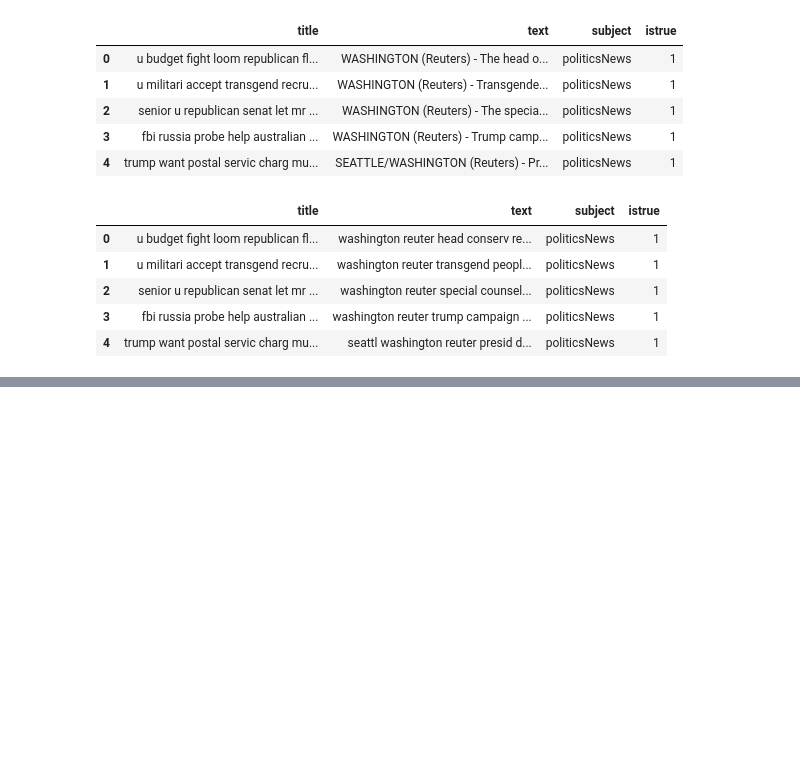
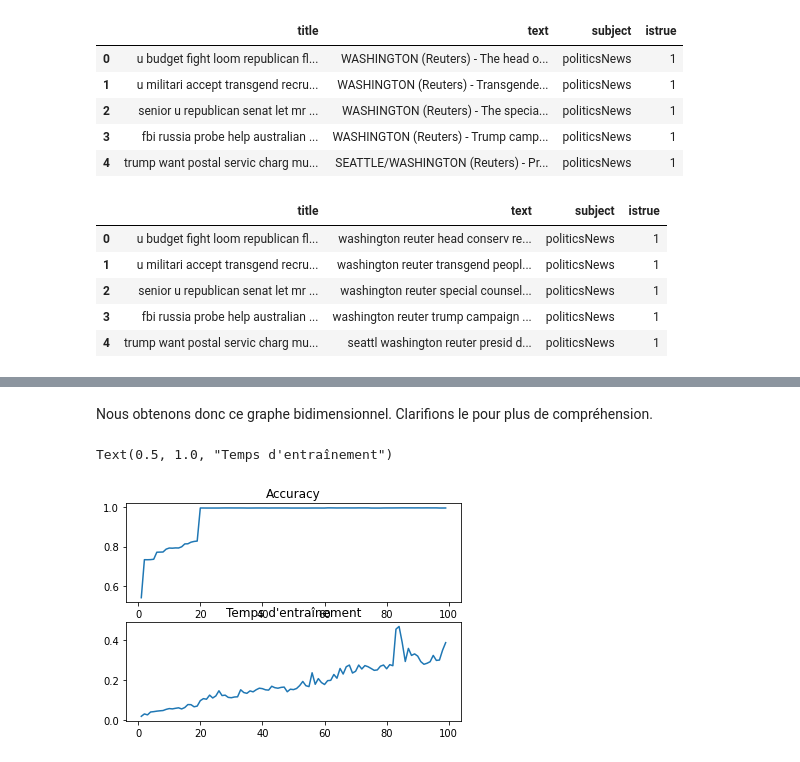
Before and after one commit to iShoFen/FakeNewsAI, a Jupyter notebook: Work/Study.ipynb, the cells around one changed output, grey strips where cells are left out. Drawn from its saved outputs; the diff is of its cells as text; code cells hidden in the pictures; blank space fills up the shorter version.

```diff
--- a/Work/Study.ipynb
+++ b/Work/Study.ipynb
@@ -287,0 +215,13 @@ print_accuracy(accu_range, accu)
+# %% [markdown]
+Nous obtenons donc ce graphe bidimensionnel. Clarifions le pour plus de compréhension.
+# %%
+plt.subplot(211)
+plt.plot(accu_range, accu)
+plt.title("Accuracy")
+
+plt.subplot(212)
+plt.plot(accu_range, times)
+plt.title("Temps d'entraînement")
+# %% [output]
+Text(0.5, 1.0, "Temps d'entraînement")
+[figure, added]
```
Also changed, not shown: parts of 21 cells of this notebook.
